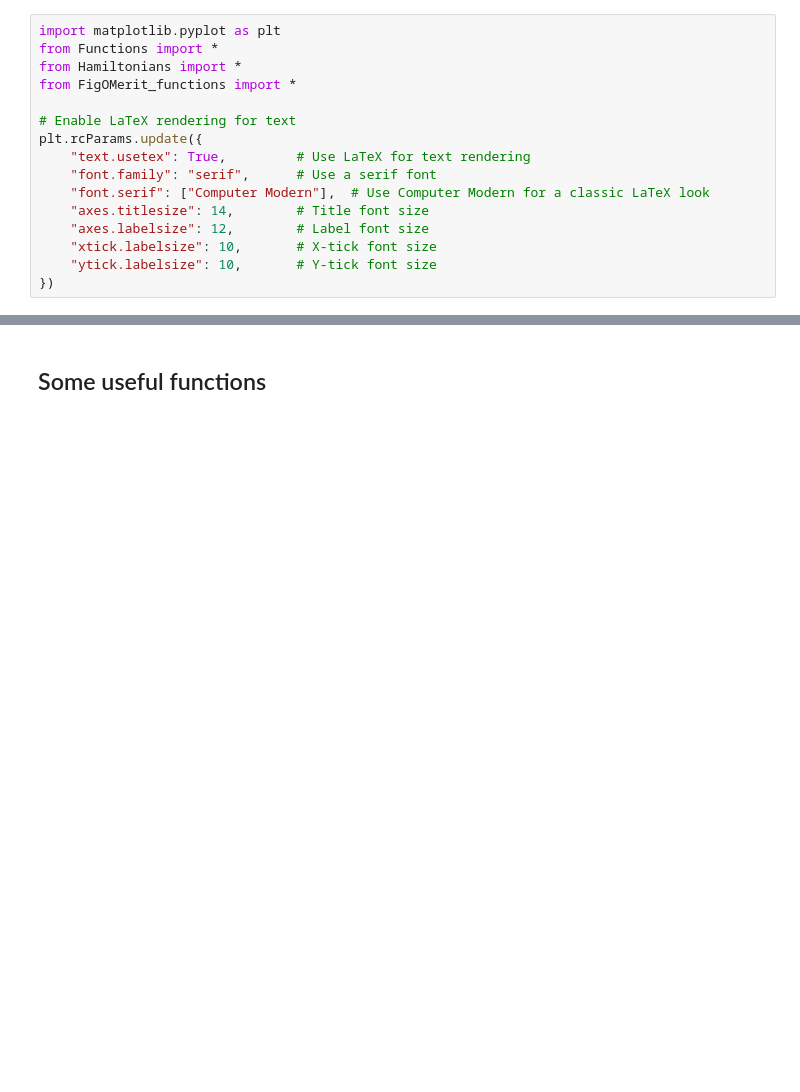
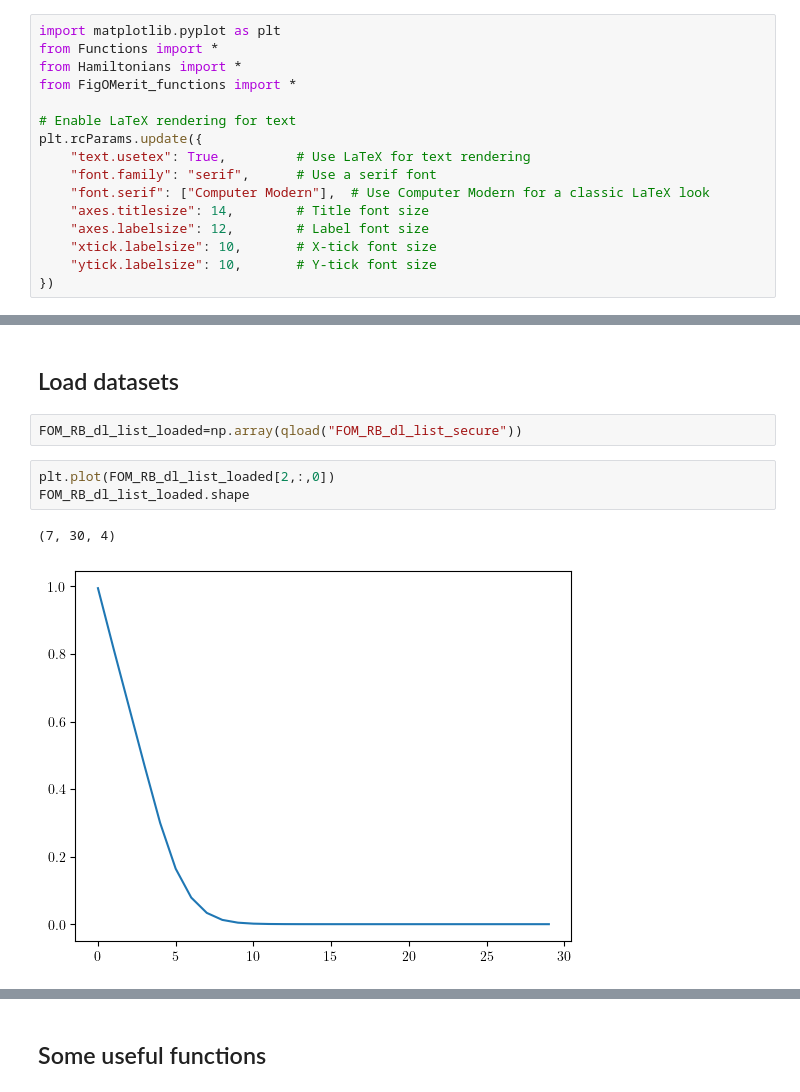
Before and after one commit to Emanuel-Schwarzhans/Quantum-detectors-as-autonomous-machines-assessing-the-thermodynamics-of-information-acquisit-co, a Jupyter notebook: thermal_single_photon_activation_amplification.ipynb, the cells around one changed output, grey strips where cells are left out. Saved outputs shown, nothing was run; the diff lists cells and outputs as text; blank space fills up the shorter version.

```diff
--- a/thermal_single_photon_activation_amplification.ipynb
+++ b/thermal_single_photon_activation_amplification.ipynb
@@ -20,0 +191,10 @@ plt.rcParams.update({
+# %% [markdown]
+## Load datasets
+# %%
+FOM_RB_dl_list_loaded=np.array(qload("FOM_RB_dl_list_secure"))
+# %%
+plt.plot(FOM_RB_dl_list_loaded[2,:,0])
+FOM_RB_dl_list_loaded.shape
+# %% [output]
+(7, 30, 4)
+[figure, added]
```
Also changed, not shown: parts of 16 cells of this notebook, 1 other file.
